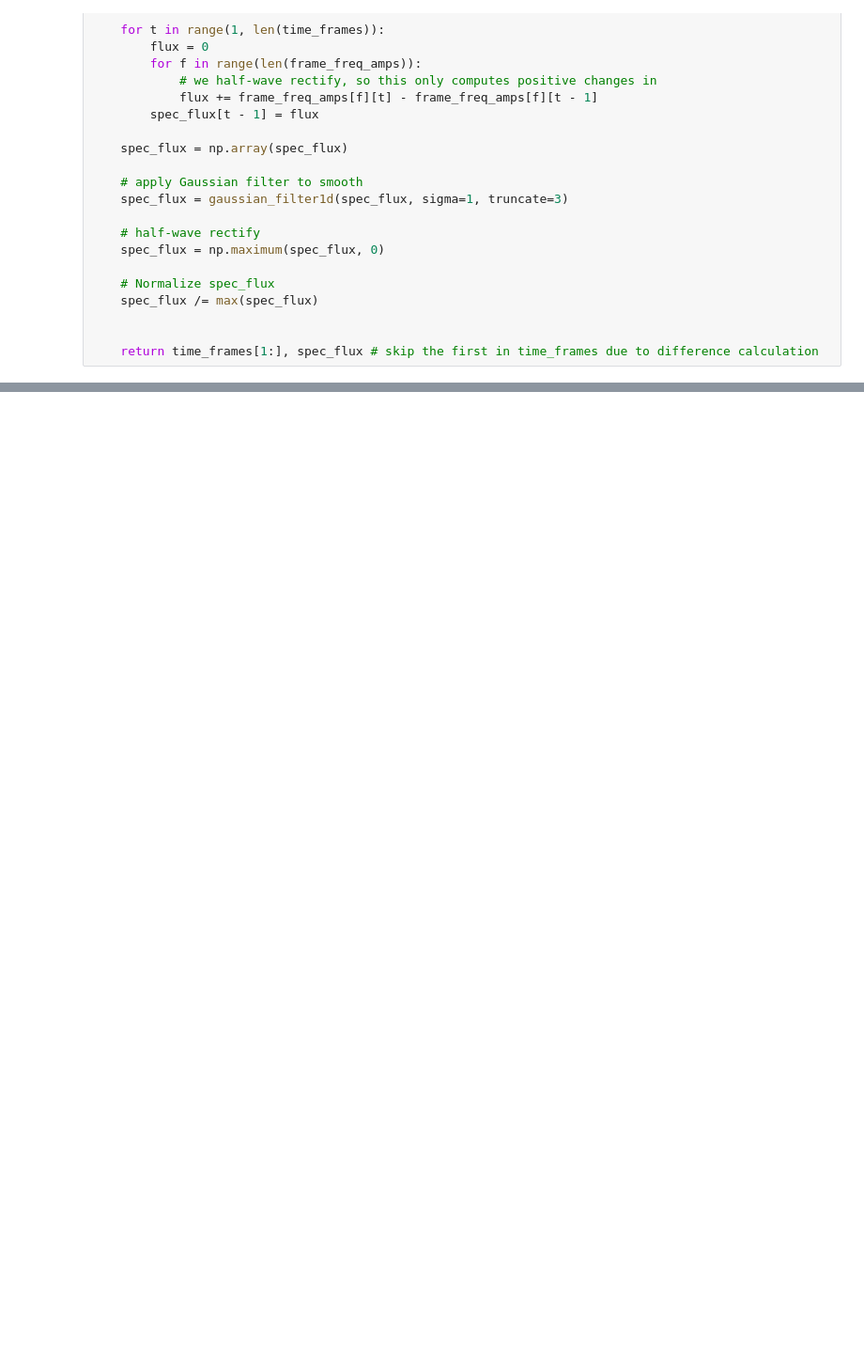
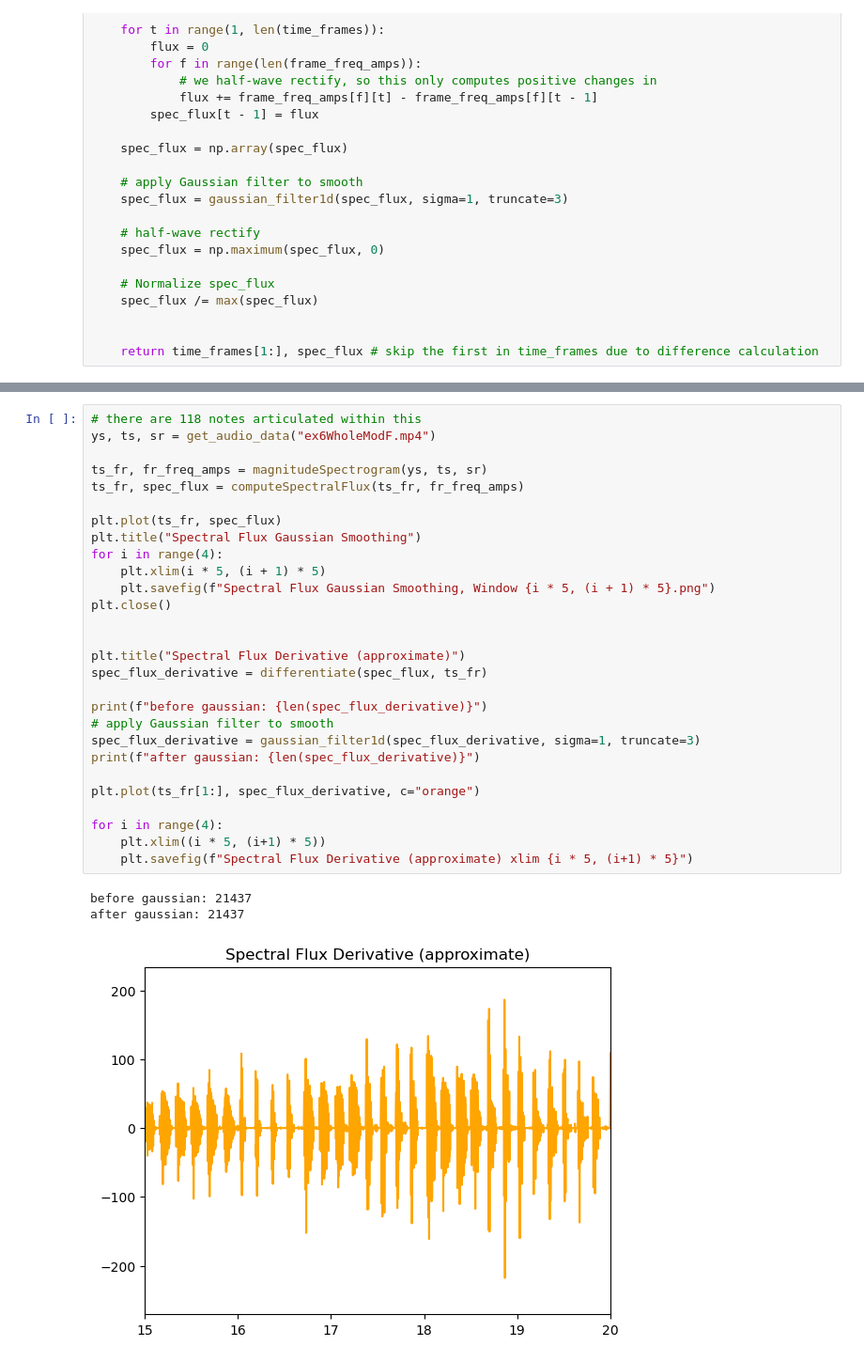
Before and after one commit to SuperWinterMopper/note-articulation-analysis, a Jupyter notebook: note-onset.ipynb, the cells around one changed output, grey strips where cells are left out. Shown at 94% size. Saved outputs shown, nothing was run; the diff lists cells and outputs as text; blank space fills up the shorter version.

Commit message:
framework for evaluating note onset

```diff
--- a/note-onset.ipynb
+++ b/note-onset.ipynb
@@ -127,2 +143,34 @@ def differentiate(ys, xs):
+# %%
+# there are 118 notes articulated within this
+ys, ts, sr = get_audio_data("ex6WholeModF.mp4")
+
+ts_fr, fr_freq_amps = magnitudeSpectrogram(ys, ts, sr)
+ts_fr, spec_flux = computeSpectralFlux(ts_fr, fr_freq_amps)
+
+plt.plot(ts_fr, spec_flux)
+plt.title("Spectral Flux Gaussian Smoothing")
+for i in range(4):
+    plt.xlim(i * 5, (i + 1) * 5)
+    plt.savefig(f"Spectral Flux Gaussian Smoothing, Window {i * 5, (i + 1) * 5}.png")
+plt.close()
+
+
+plt.title("Spectral Flux Derivative (approximate)")
+spec_flux_derivative = differentiate(spec_flux, ts_fr)
+
+print(f"before gaussian: {len(spec_flux_derivative)}")
+# apply Gaussian filter to smooth
+spec_flux_derivative = gaussian_filter1d(spec_flux_derivative, sigma=1, truncate=3)
+print(f"after gaussian: {len(spec_flux_derivative)}")
+
+plt.plot(ts_fr[1:], spec_flux_derivative, c="orange")
+
+for i in range(4):
+    plt.xlim((i * 5, (i+1) * 5))
+    plt.savefig(f"Spectral Flux Derivative (approximate) xlim {i * 5, (i+1) * 5}")
+# %% [output]
+before gaussian: 21437
+after gaussian: 21437
+[figure, added]
 # %%
 # ys, ts, sr = get_audio_data("ex6_90bpm_1.wav")
```
Also changed, not shown: parts of 2 cells of this notebook, 7 other files.
